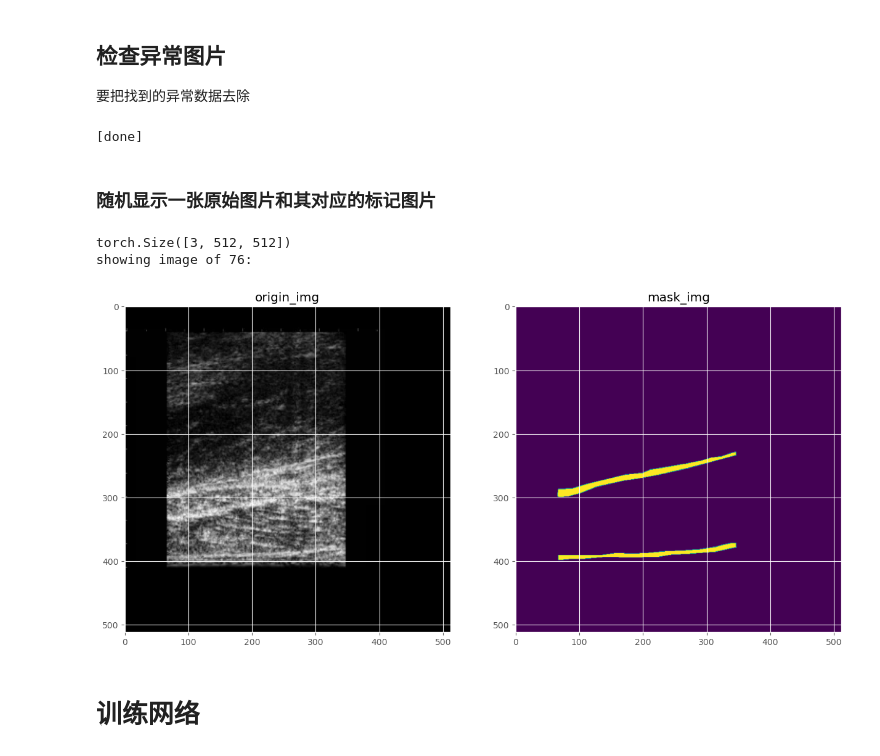
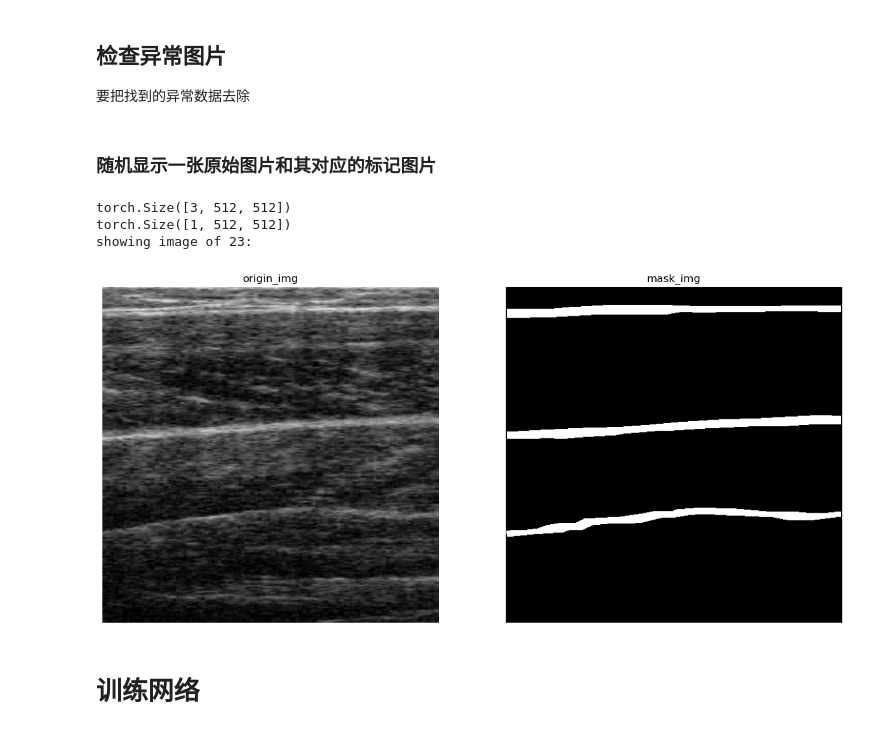
Before and after one commit to DG-Wangtao/deeplearning, a Jupyter notebook: medical/unet-pytorch.ipynb, the cells around one changed output. Saved outputs shown, nothing was run; the diff lists cells and outputs as text; code cells hidden in the pictures.

```diff
--- a/medical/unet-pytorch.ipynb
+++ b/medical/unet-pytorch.ipynb
@@ -34,7 +34,7 @@ import random
 import pandas as pd
 import numpy as np
 import matplotlib.pyplot as plt
-plt.style.use("ggplot")
+# plt.style.use("ggplot")
 %matplotlib inline
 
 import torch
@@ -227,9 +251,10 @@ class APODataSet(Dataset):
 # %% [markdown]
 # 加载数据集
 # %%
+device = torch.device('cuda' if torch.cuda.is_available() else 'cpu')
 dataset =  APODataSet(img_dir = "/kaggle/input/dltrack/apo_images",
                       mask_dir = "/kaggle/input/dltrack/apo_masks",
-                     size = [512, 512])
+                     size = [512, 512], device=device)
 
 total = len(dataset)
 train_size = int(0.8*total)
@@ -238,7 +263,7 @@ train_data, validate_data = random_split(dataset, [train_size, validate_size])
 print("dataset info\ntotal: {}, train_size: {}, validate_size: {}".format(total, len(train_data), len(validate_data)))
 
 trainloader = DataLoader(dataset=train_data,
-                                     batch_size=2,
+                                     batch_size=8,
                                      num_workers=0,
                                      shuffle=True)
 
@@ -253,39 +278,45 @@ total: 571, train_size: 456, validate_size: 115
 ## 检查异常图片
 要把找到的异常数据去除
 # %%
+print(torch.cuda.is_available())
 for index in range(len(dataset)):
     orig_img, mask_img = dataset[index]
     if orig_img.size()[0] != 3:
         print("{}: orig_img size: {}".format(index,orig_img.size()))
 print("[done]")
-# %% [output]
-[done]
 # %% [markdown]
 ### 随机显示一张原始图片和其对应的标记图片
 # %%
 idx = random.randint(0, len(dataset))
 orig_img, mask_img = dataset[idx]
+
 print(orig_img.size())
+print(mask_img.size())
 
-transform = v2.ToPILImage()
+
 print("showing image of {}: ".format(idx))
 
-orig_img = transform(orig_img)
-mask_img = transform(mask_img)
+orig_img = orig_img.cpu().numpy().transpose(1, 2, 0)
+mask_img = mask_img.cpu().numpy().transpose(1, 2, 0)
 
 fig, (ax1, ax2) = plt.subplots(1, 2, figsize = (15, 12))
 
 ax1.imshow(orig_img)
+ax1.grid(False)
+ax1.axis('off')
 ax1.set_title("origin_img")
 
-ax2.imshow(mask_img)
+ax2.imshow(mask_img, cmap="gray")
+ax2.grid(False)
+ax2.axis('off')
 ax2.set_title("mask_img")
 
 plt.show()
 # %% [output]
 torch.Size([3, 512, 512])
-showing image of 76:
+torch.Size([1, 512, 512])
+showing image of 23:
-[figure, old version]
+[figure, new version]
 # %% [markdown]
 # 训练网络
 # %%
```
Also changed, not shown: parts of 5 cells of this notebook.
